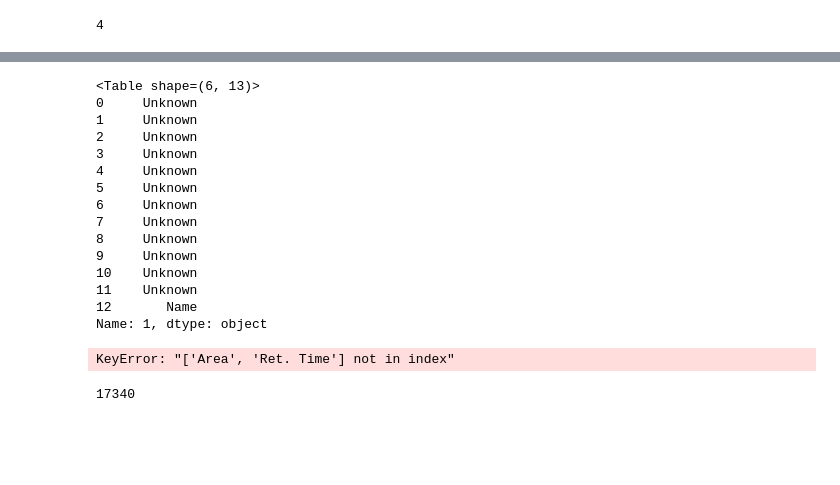
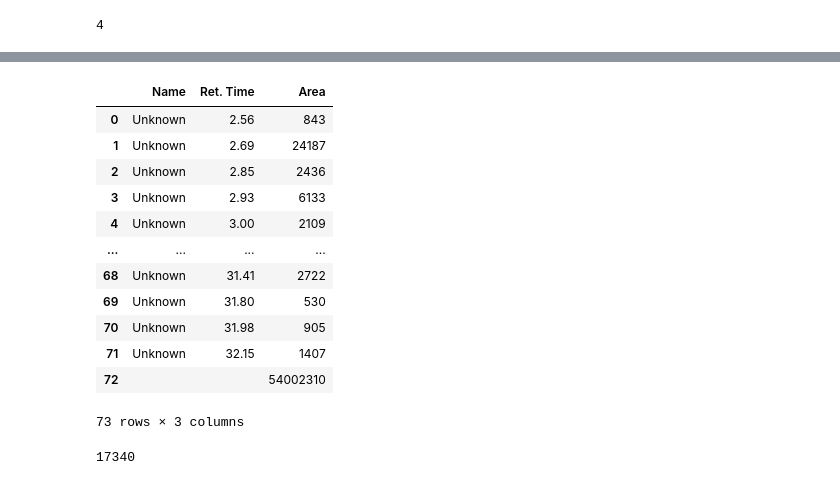
Before and after one commit to pawankurada/impurity-calculator, a Jupyter notebook: RS-creator-Copy1.ipynb, the cells around one changed output, grey strips where cells are left out. Saved outputs shown, nothing was run; the diff lists cells and outputs as text; code cells hidden in the pictures; blank space fills up the shorter version.

```diff
--- a/RS-creator-Copy1.ipynb
+++ b/RS-creator-Copy1.ipynb
@@ -351,39 +356,41 @@ df_table
-# %%
-df_result_table =''
-result_tables = []
-for table in tables[0:1]:
-    df_table = table.df
-    search = df_table.where(df_table==headers[0]).dropna(how='all').dropna(axis=1)
-    inx = list(search.index)
-    if(inx):
-        print(table)
-        inx= inx[0]
-        new_header = df_table.iloc[inx]
-        print(new_header)
-        new_start_inx = inx+1
-        df_table = df_table[new_start_inx:]
-        df_table.columns = new_header
-        df_table = df_table[headers]
-        result_tables.append(df_table)
-    else:
-        continue
-# %% [output]
-<Table shape=(6, 13)>
-0     Unknown
-1     Unknown
-2     Unknown
-3     Unknown
-4     Unknown
-5     Unknown
-6     Unknown
-7     Unknown
-8     Unknown
-9     Unknown
-10    Unknown
-11    Unknown
-12       Name
-Name: 1, dtype: object
-KeyError: "['Area', 'Ret. Time'] not in index"
+# %%
+df_result_table =''
+result_tables = []
+for table in tables:
+    df_table = table.df
+    df_table = check_transpose(df_table)
+    search = df_table.where(df_table==headers[0]).dropna(how='all').dropna(axis=1)
+    inx = list(search.index)
+    if(inx):
+        inx= inx[0]
+        new_header = df_table.iloc[inx]
+        new_start_inx = inx+1
+        df_table = df_table[new_start_inx:]
+        df_table.columns = new_header
+        df_table = df_table[headers]
+        result_tables.append(df_table)
+    else:
+        continue
+try:
+    df_result_table = pd.concat(result_tables, ignore_index=True)
+except ValueError as ve:
+    print("No tables/values found in this file\n")
+# %%
+df_result_table
+# %% [output]
+|  | Name | Ret. Time | Area |
+| 0 | Unknown | 2.56 | 843 |
+| 1 | Unknown | 2.69 | 24187 |
+| 2 | Unknown | 2.85 | 2436 |
+| 3 | Unknown | 2.93 | 6133 |
+| 4 | Unknown | 3.00 | 2109 |
+| ... | ... | ... | ... |
+| 68 | Unknown | 31.41 | 2722 |
+| 69 | Unknown | 31.80 | 530 |
+| 70 | Unknown | 31.98 | 905 |
+| 71 | Unknown | 32.15 | 1407 |
+| 72 |  |  | 54002310 |
+73 rows × 3 columns
 # %%
 compound = 'Ketorolac Tromethamine'
 area_inputs = glob.glob(os.path.join(os.getcwd(), "data", "Imp-vs-imp", compound, '1008-019A_40°C 75% RH 1.5M(U)'))
```
Also changed, not shown: parts of 5 cells of this notebook, 6 other files.
